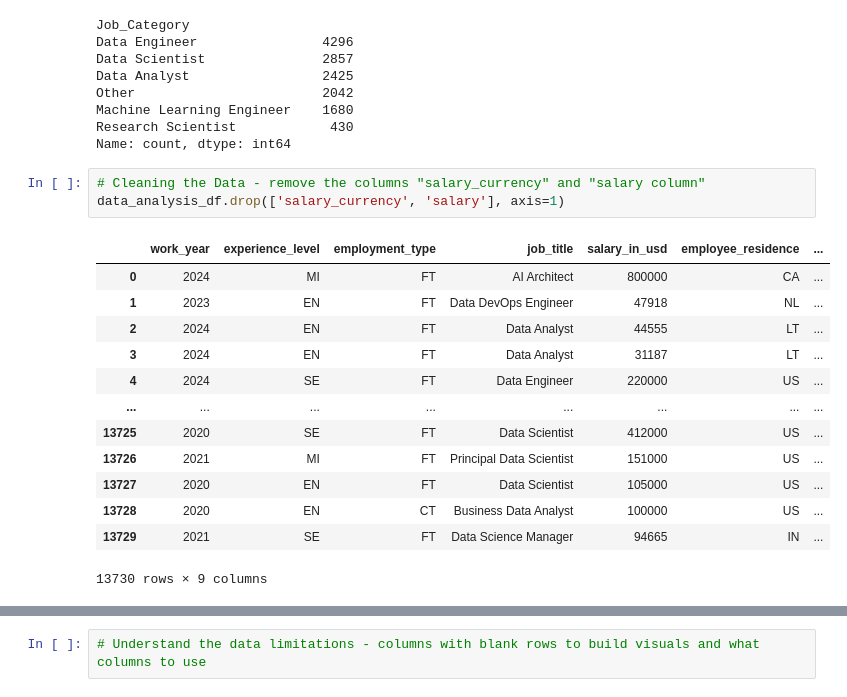
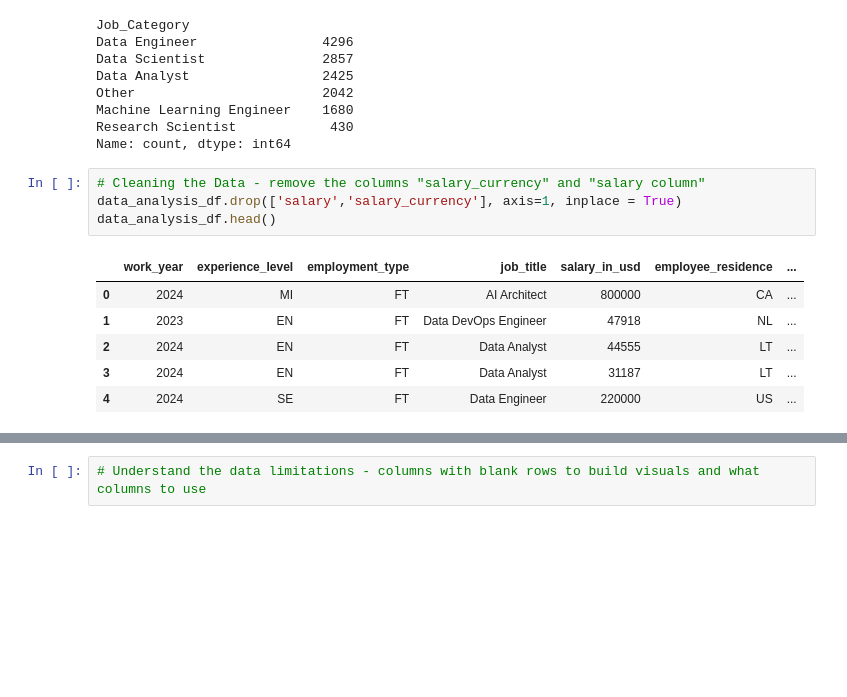
Before and after one commit to swilliamson331/Data-Analytics-Jobs, a Jupyter notebook: Project 3.ipynb, the cells around one changed output, grey strips where cells are left out. Drawn from its saved outputs; the diff is of its cells as text; blank space fills up the shorter version.

```diff
--- a/Project 3.ipynb
+++ b/Project 3.ipynb
@@ -66,21 +64,15 @@ Research Scientist            430
 Name: count, dtype: int64
 # %%
 # Cleaning the Data - remove the columns "salary_currency" and "salary column"
-data_analysis_df.drop(['salary_currency', 'salary'], axis=1)
+data_analysis_df.drop(['salary','salary_currency'], axis=1, inplace = True)
+data_analysis_df.head()
 # %% [output]
 |  | work_year | experience_level | employment_type | job_title | salary_in_usd | employee_residence | ... |
 | 0 | 2024 | MI | FT | AI Architect | 800000 | CA | ... |
 | 1 | 2023 | EN | FT | Data DevOps Engineer | 47918 | NL | ... |
 | 2 | 2024 | EN | FT | Data Analyst | 44555 | LT | ... |
 | 3 | 2024 | EN | FT | Data Analyst | 31187 | LT | ... |
 | 4 | 2024 | SE | FT | Data Engineer | 220000 | US | ... |
-| ... | ... | ... | ... | ... | ... | ... | ... |
-| 13725 | 2020 | SE | FT | Data Scientist | 412000 | US | ... |
-| 13726 | 2021 | MI | FT | Principal Data Scientist | 151000 | US | ... |
-| 13727 | 2020 | EN | FT | Data Scientist | 105000 | US | ... |
-| 13728 | 2020 | EN | CT | Business Data Analyst | 100000 | US | ... |
-| 13729 | 2021 | SE | FT | Data Science Manager | 94665 | IN | ... |
-13730 rows × 9 columns
 # %%
 # Rename Columns
 data_renamed_df = data_analysis_df.rename(columns={'salary_in_usd':'salary', 'remote_ratio':'workplace_type'})
```
Also changed, not shown: parts of 18 cells of this notebook.
